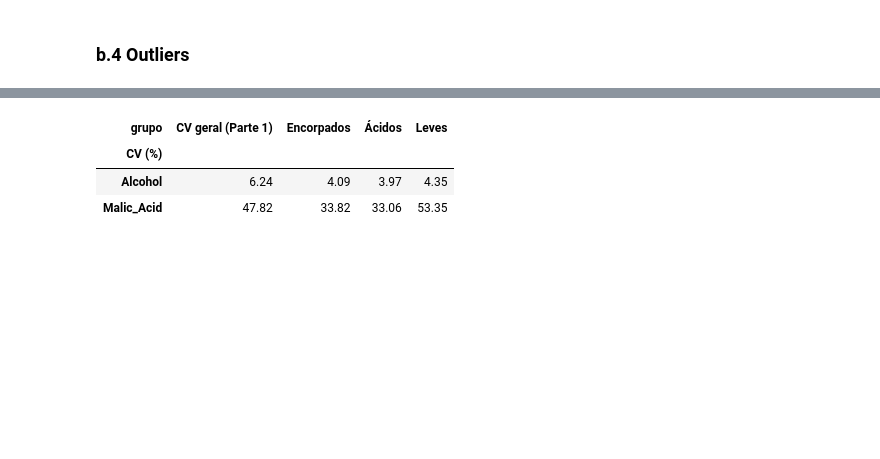
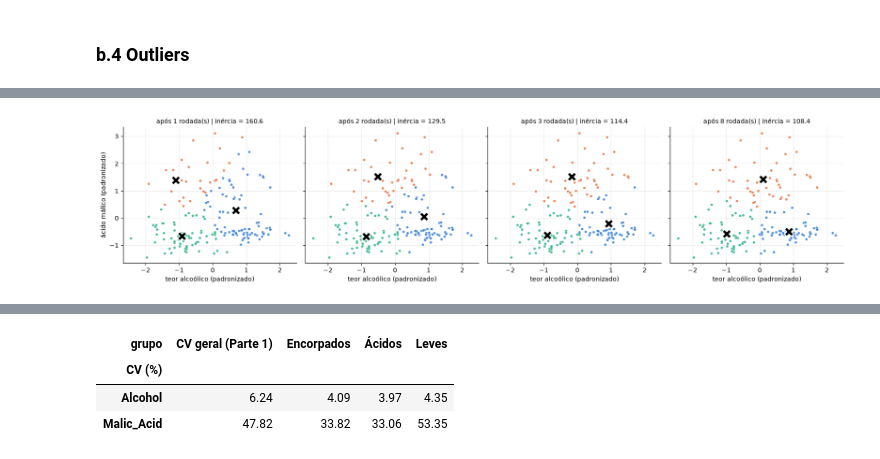
Before and after one commit to Vitoriinoo/CP5_ML_SCWR-P_SINAPSE, a Jupyter notebook: parte2_machine_learning/cp5_sinapse_kmeans.ipynb, the cells around one changed output, grey strips where cells are left out. Cells and saved outputs as stored; diff of their text form; code cells hidden in the pictures; blank space fills up the shorter version.

```diff
--- a/parte2_machine_learning/cp5_sinapse_kmeans.ipynb
+++ b/parte2_machine_learning/cp5_sinapse_kmeans.ipynb
@@ -591,23 +137,0 @@ combinação de variáveis, como mostra o item e.4.
-# %%
-display(resumo("Ash"))
-
-# Centróides em desvios padrão (z): 0 = média geral, +1 = um desvio acima. Como todas as variáveis
-# estão na mesma escala, a "amplitude" (maior z - menor z) mede quanto cada variável separa os grupos.
-z = pd.DataFrame(X, columns=FEATURES).groupby(vinhos["grupo"].to_numpy()).mean().loc[ORDEM].T
-z["amplitude"] = z.max(axis=1) - z.min(axis=1)
-z = z.sort_values("amplitude", ascending=False)
-
-DIVERGENTE = LinearSegmentedColormap.from_list("azul_cinza_vermelho", ["#1c5cab", "#f0efec", "#b8332f"])
-fig, ax = plt.subplots(figsize=(8, 6.6))
-im = ax.imshow(z[ORDEM], cmap=DIVERGENTE, vmin=-1.5, vmax=1.5, aspect="auto")
-for i, variavel in enumerate(z.index):
-    for j, g in enumerate(ORDEM):
-        valor = z.loc[variavel, g]
-        ax.text(j, i, f"{valor:+.2f}", ha="center", va="center", fontsize=9,
-                color="white" if abs(valor) > 0.9 else "#0b0b0b")
-ax.set_xticks(range(len(ORDEM)), ORDEM)
-ax.set_yticks(range(len(z)), [f"{v}  (amplitude {a:.2f})" for v, a in zip(z.index, z["amplitude"])])
-ax.grid(False)
-fig.colorbar(im, ax=ax, label="desvios padrão em relação à média geral")
-ax.set_title("Centróide de cada grupo em desvios padrão\n(variáveis ordenadas pela separação entre os grupos)")
-plt.tight_layout(); plt.show()
@@ -630,0 +208,18 @@ alto. A tabela abaixo explica por que isso não aconteceu.
+# %%
+X2 = StandardScaler().fit_transform(vinhos[["Alcohol", "Malic_Acid"]])
+inicio = X2[np.random.default_rng(7).choice(len(X2), size=3, replace=False)]   # 3 vinhos sorteados como início
+
+fig, axes = plt.subplots(1, 4, figsize=(17, 4), sharex=True, sharey=True)
+for ax, n_iter in zip(axes, [1, 2, 3, 8]):
+    km2 = KMeans(n_clusters=3, init=inicio, n_init=1, max_iter=n_iter, random_state=SEED).fit(X2)
+    for c in range(3):
+        m = km2.labels_ == c
+        ax.scatter(X2[m, 0], X2[m, 1], s=18, alpha=0.8, color=CORES_SLOTS[c], edgecolor="white", linewidth=0.5)
+    ax.scatter(km2.cluster_centers_[:, 0], km2.cluster_centers_[:, 1], marker="X", s=220,
+               c="black", edgecolor="white", lw=1.5)
+    ax.set_title(f"após {n_iter} rodada(s) | inércia = {km2.inertia_:.1f}", fontsize=10)
+    ax.set_xlabel("teor alcoólico (padronizado)")
+axes[0].set_ylabel("ácido málico (padronizado)")
+plt.tight_layout(); plt.show()
+# %% [output]
+[figure, added]
```
Also changed, not shown: parts of 78 cells of this notebook.
